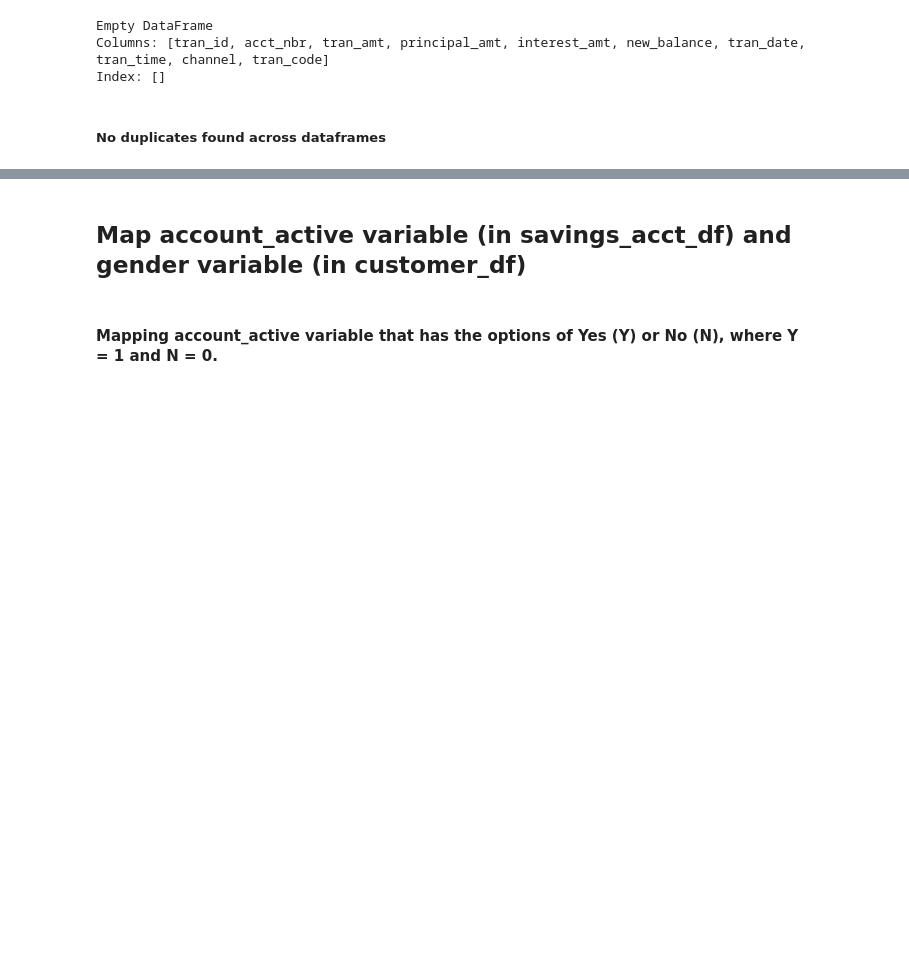
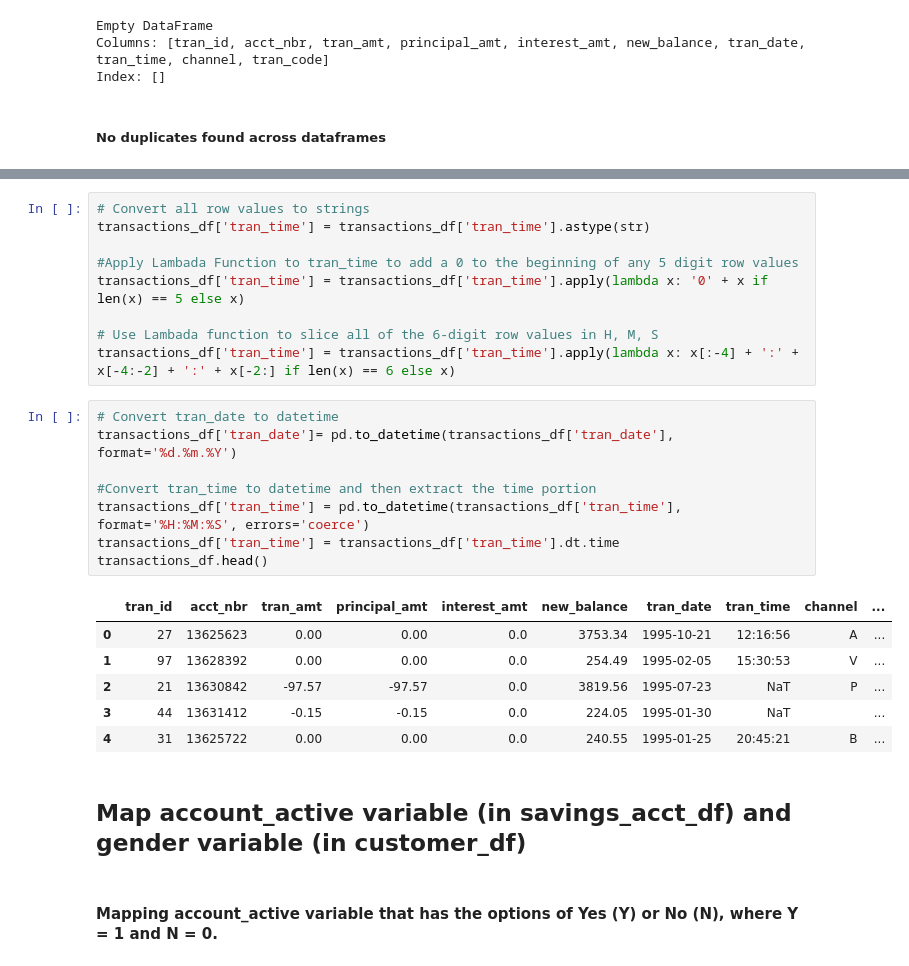
Before and after one commit to btmarsh6/mini-project-III, a Jupyter notebook: Brittany_notebook.ipynb, the cells around one changed output, grey strips where cells are left out. Cells and saved outputs as stored; diff of their text form; blank space fills up the shorter version.

```diff
--- a/Brittany_notebook.ipynb
+++ b/Brittany_notebook.ipynb
@@ -210,3 +258,27 @@ Index: []
+# %%
+# Convert all row values to strings
+transactions_df['tran_time'] = transactions_df['tran_time'].astype(str)
+
+#Apply Lambada Function to tran_time to add a 0 to the beginning of any 5 digit row values
+transactions_df['tran_time'] = transactions_df['tran_time'].apply(lambda x: '0' + x if len(x) == 5 else x)
+
+# Use Lambada function to slice all of the 6-digit row values in H, M, S
+transactions_df['tran_time'] = transactions_df['tran_time'].apply(lambda x: x[:-4] + ':' + x[-4:-2] + ':' + x[-2:] if len(x) == 6 else x)
+# %%
+# Convert tran_date to datetime
+transactions_df['tran_date']= pd.to_datetime(transactions_df['tran_date'], format='%d.%m.%Y')
+
+#Convert tran_time to datetime and then extract the time portion
+transactions_df['tran_time'] = pd.to_datetime(transactions_df['tran_time'], format='%H:%M:%S', errors='coerce')
+transactions_df['tran_time'] = transactions_df['tran_time'].dt.time
+transactions_df.head()
+# %% [output]
+|  | tran_id | acct_nbr | tran_amt | principal_amt | interest_amt | new_balance | tran_date | tran_time | channel | ... |
+| 0 | 27 | 13625623 | 0.00 | 0.00 | 0.0 | 3753.34 | 1995-10-21 | 12:16:56 | A | ... |
+| 1 | 97 | 13628392 | 0.00 | 0.00 | 0.0 | 254.49 | 1995-02-05 | 15:30:53 | V | ... |
+| 2 | 21 | 13630842 | -97.57 | -97.57 | 0.0 | 3819.56 | 1995-07-23 | NaT | P | ... |
+| 3 | 44 | 13631412 | -0.15 | -0.15 | 0.0 | 224.05 | 1995-01-30 | NaT |  | ... |
+| 4 | 31 | 13625722 | 0.00 | 0.00 | 0.0 | 240.55 | 1995-01-25 | 20:45:21 | B | ... |
 # %% [markdown]
 ## Map account_active variable (in savings_acct_df) and gender variable (in customer_df)
 # %% [markdown]
```
Also changed, not shown: parts of 15 cells of this notebook, 4 other files.
